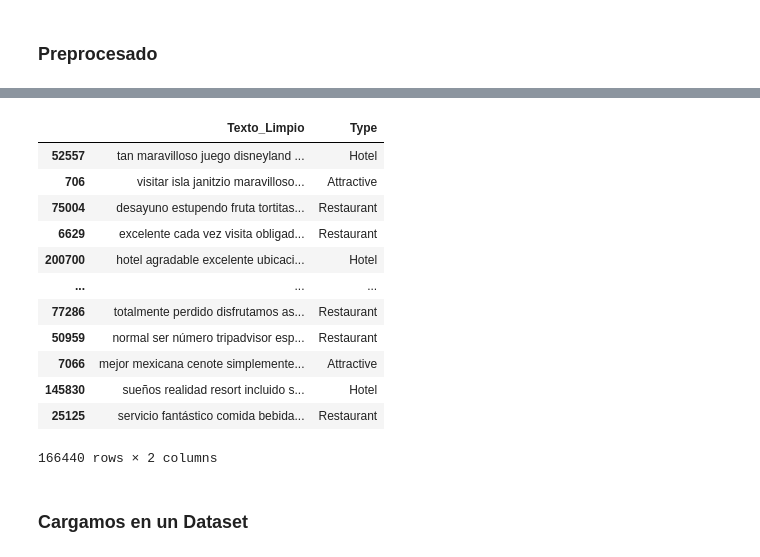
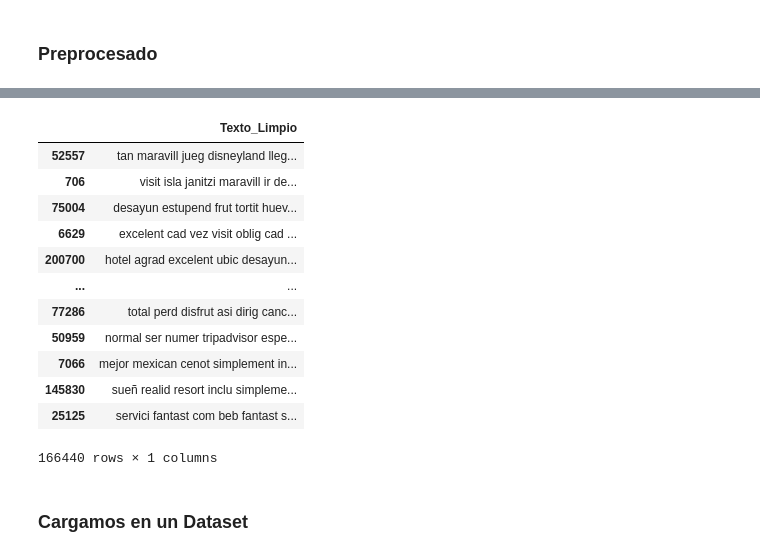
Before and after one commit to Gustavo-HA/REST-MEX-2025, a Jupyter notebook: notebooks/Primer_modelo.ipynb, the cells around one changed output, grey strips where cells are left out. Cells and saved outputs as stored; diff of their text form; code cells hidden in the pictures.

```diff
--- a/notebooks/Primer_modelo.ipynb
+++ b/notebooks/Primer_modelo.ipynb
@@ -85,4 +59,0 @@ def preproccess_pipeline():
-# %%
-X1_train = preproccess_pipeline().fit_transform(X1_train)
-X2_train = preproccess_pipeline().fit_transform(X2_train)
-X3_train = preproccess_pipeline().fit_transform(X3_train)
@@ -105,19 +60,18 @@ X1_train
-# %%
-df1 = pd.concat([X1_train, y1_train], axis=1)
-df2 = pd.concat([X2_train, y2_train], axis=1)
-df3 = pd.concat([X3_train, y3_train], axis=1)
-df3
-# %% [output]
-|  | Texto_Limpio | Type |
-| 52557 | tan maravilloso juego disneyland ... | Hotel |
-| 706 | visitar isla janitzio maravilloso... | Attractive |
-| 75004 | desayuno estupendo fruta tortitas... | Restaurant |
-| 6629 | excelente cada vez visita obligad... | Restaurant |
-| 200700 | hotel agradable excelente ubicaci... | Hotel |
-| ... | ... | ... |
-| 77286 | totalmente perdido disfrutamos as... | Restaurant |
-| 50959 | normal ser número tripadvisor esp... | Restaurant |
-| 7066 | mejor mexicana cenote simplemente... | Attractive |
-| 145830 | sueños realidad resort incluido s... | Hotel |
-| 25125 | servicio fantástico comida bebida... | Restaurant |
-166440 rows × 2 columns
+# %%
+X3_train = pp.pp_pipeline.fit_transform(X3_train)
+# %%
+X3_train
+# %% [output]
+|  | Texto_Limpio |
+| 52557 | tan maravill jueg disneyland lleg... |
+| 706 | visit isla janitzi maravill ir de... |
+| 75004 | desayun estupend frut tortit huev... |
+| 6629 | excelent cad vez visit oblig cad ... |
+| 200700 | hotel agrad excelent ubic desayun... |
+| ... | ... |
+| 77286 | total perd disfrut asi dirig canc... |
+| 50959 | normal ser numer tripadvisor espe... |
+| 7066 | mejor mexican cenot simplement in... |
+| 145830 | sueñ realid resort inclu simpleme... |
+| 25125 | servici fantast com beb fantast s... |
+166440 rows × 1 columns
```
Also changed, not shown: parts of 11 cells of this notebook, 12 other files.
